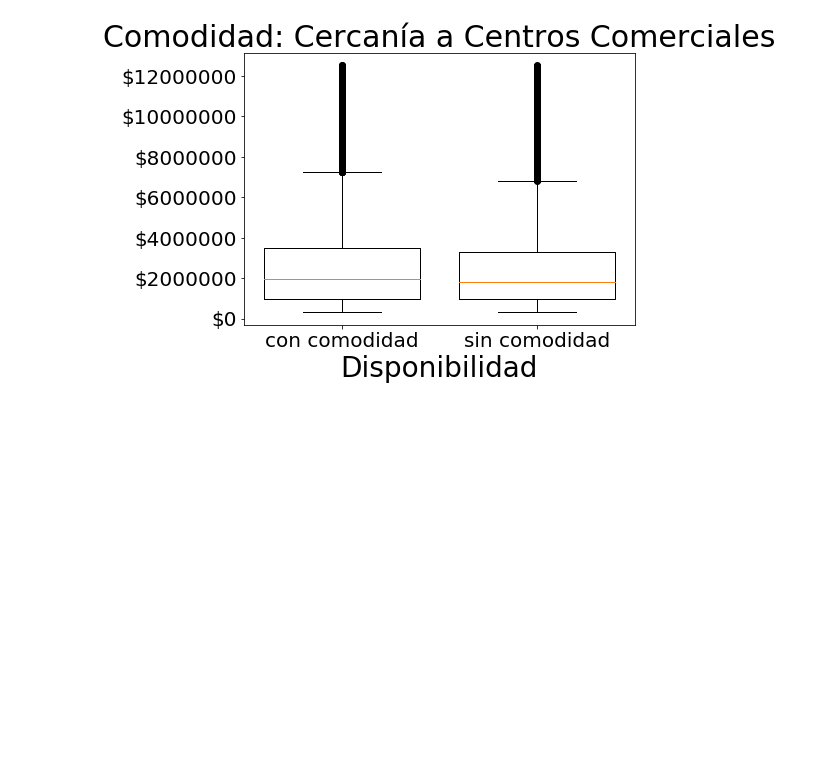
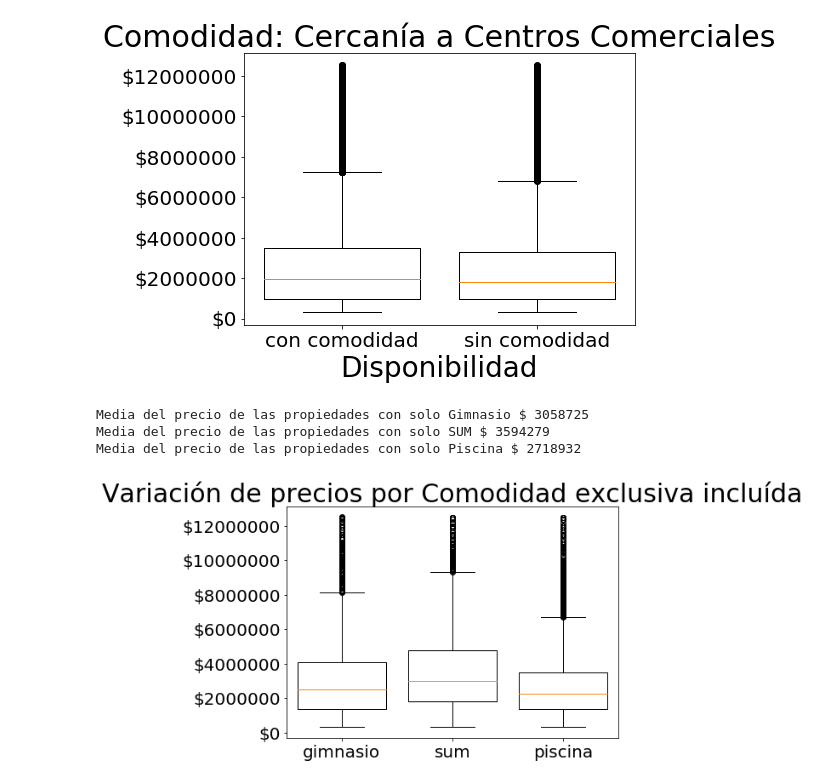
Before and after one commit to komod0/TPs-Org.Datos, a Jupyter notebook: tp1/nbfacundo.ipynb, the cells around one changed output. Cells and saved outputs as stored; diff of their text form; code cells hidden in the pictures; blank space fills up the shorter version.

Commit message:
Se agregó análisis por variación de precios: - Cómo varían los precios por comodidad de manera exclusiva

```diff
--- a/tp1/nbfacundo.ipynb
+++ b/tp1/nbfacundo.ipynb
@@ -46,7 +46,12 @@ df_abool['usosmultiples'] = df_abool['usosmultiples'].astype(np.bool)
 df_abool['piscina'] = df_abool['piscina'].astype(np.bool)
 df_abool['escuelascercanas'] = df_abool['escuelascercanas'].astype(np.bool)
 df_abool['centroscomercialescercanos'] = df_abool['centroscomercialescercanos'].astype(np.bool)
+
 df_abool['precio'] = df_abool['precio'].astype(np.uint32)
+
+df_abool['ciudad'] = df_abool['ciudad'].astype('category')
+df_abool['provincia'] = df_abool['provincia'].astype('category')
+
 print('Total memoria usada sin cambios de tipos {0:.2f}'.format(df_abool.memory_usage().sum()/1024/1024), 'MB')
 # %% [output]
 Total memoria usada sin cambios de tipos 14.65 MB
@@ -164,3 +169,44 @@ box_plot = sub_fig.boxplot([df_abool.loc[df_abool['centroscomercialescercanos']
 Media del precio de las propiedades con centros comerciales cencanos $ 2605529
 Media del precio de las propiedades sin centros comerciales cencanos $ 2481760
 [figure]
+# %%
+solo_gimnasio = df_abool.loc[(df_abool['gimnasio'] == True) &
+                             (df_abool['usosmultiples'] == False) &
+                             (df_abool['piscina'] == False)]
+
+solo_sum = df_abool.loc[(df_abool['gimnasio'] == False) &
+                        (df_abool['usosmultiples'] == True) &
+                        (df_abool['piscina'] == False)]
+
+solo_piscina = df_abool.loc[(df_abool['gimnasio'] == False) &
+                            (df_abool['usosmultiples'] == False) &
+                            (df_abool['piscina'] == True)]
+# %%
+# Solo con SUM
+
+print('Media del precio de las propiedades con solo Gimnasio $ {:.0f}'
+      .format(solo_gimnasio['precio'].mean()))
+
+print('Media del precio de las propiedades con solo SUM $ {:.0f}'
+      .format(solo_sum['precio'].mean()))
+
+print('Media del precio de las propiedades con solo Piscina $ {:.0f}'
+      .format(solo_piscina['precio'].mean()))
+# %% [output]
+Media del precio de las propiedades con solo Gimnasio $ 3058725
+Media del precio de las propiedades con solo SUM $ 3594279
+Media del precio de las propiedades con solo Piscina $ 2718932
+# %%
+# Análisis por exclusión de las distintas comodidades
+fig_6 = plt.figure(6, figsize = (7,5))
+sub_fig = fig_6.add_subplot(111)
+plt.xticks(rotation = 0, fontsize = 20)
+plt.yticks(fontsize = 20)
+# Para formatear los ejes
+sub_fig.yaxis.set_major_formatter(FormatStrFormatter('$%.0f'))
+plt.title("Variación de precios por Comodidad exclusiva incluída", fontsize = 30)
+box_plot = sub_fig.boxplot([solo_gimnasio['precio'], solo_sum['precio'], solo_piscina['precio']],
+                           labels = ['gimnasio', 'sum','piscina'],
+                           widths = 0.8)
+# %% [output]
+[figure, added]
```
Also changed, not shown: parts of 1 cell of this notebook.
